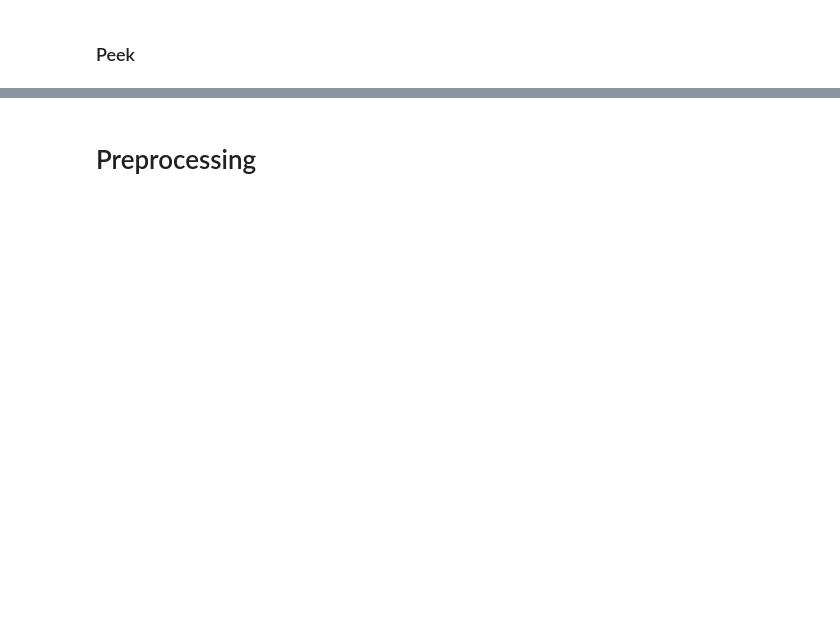
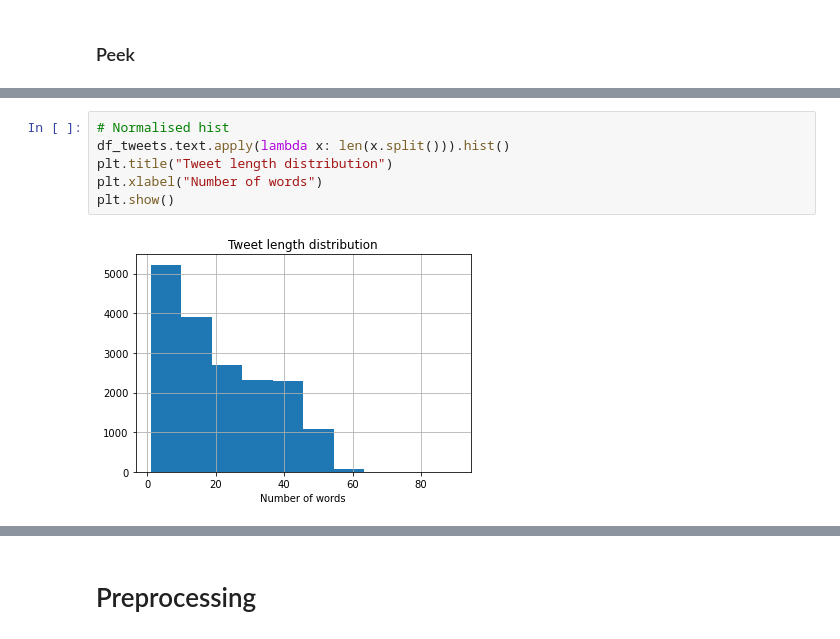
Before and after one commit to rooteco/tweetscape-experiments, a Jupyter notebook: python/notebooks/semantics/semantics.ipynb, the cells around one changed output, grey strips where cells are left out. Cells and saved outputs as stored; diff of their text form; blank space fills up the shorter version.

```diff
--- a/python/notebooks/semantics/semantics.ipynb
+++ b/python/notebooks/semantics/semantics.ipynb
@@ -73,0 +98,8 @@ for author in authors.keys():
+# %%
+# Normalised hist
+df_tweets.text.apply(lambda x: len(x.split())).hist()
+plt.title("Tweet length distribution")
+plt.xlabel("Number of words")
+plt.show()
+# %% [output]
+[figure, added]
```
Also changed, not shown: parts of 30 cells of this notebook.
